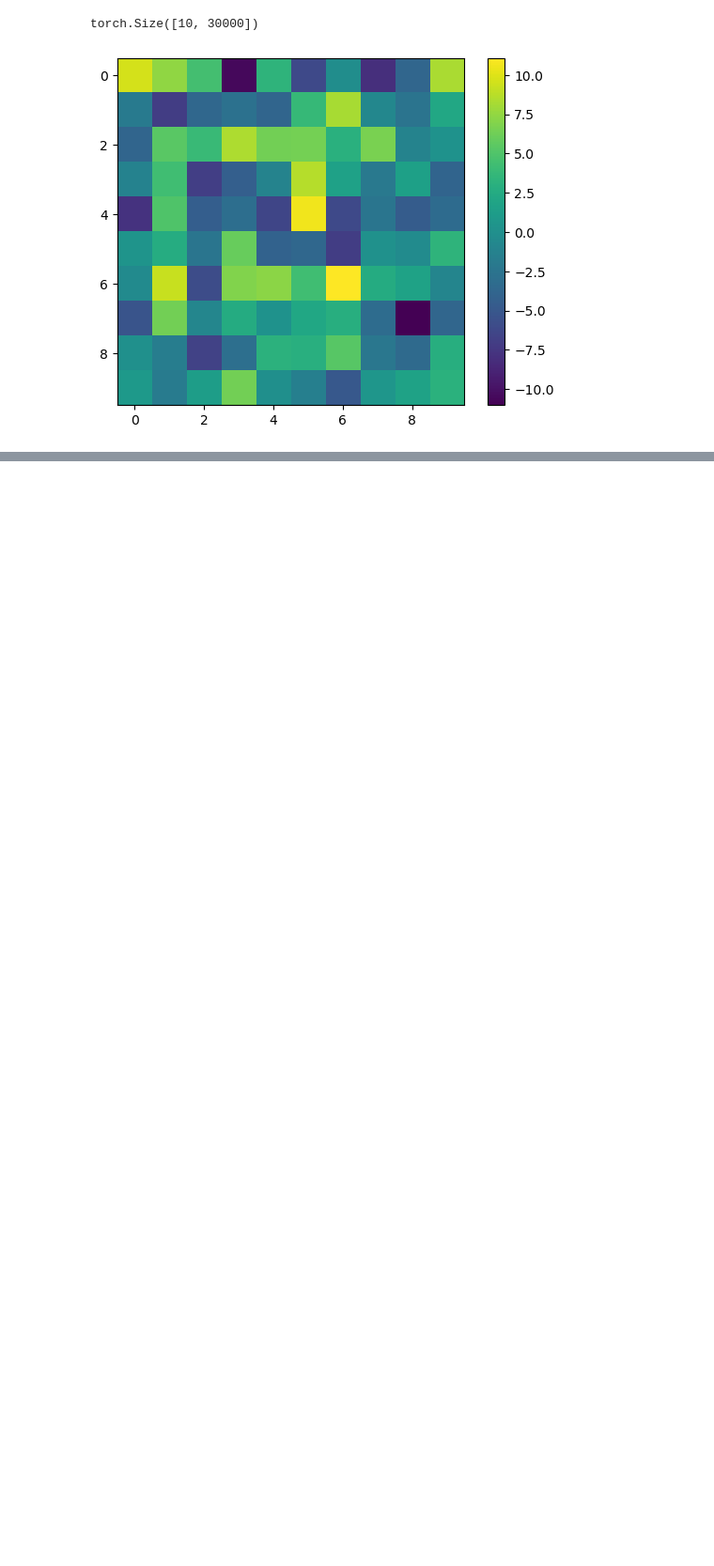
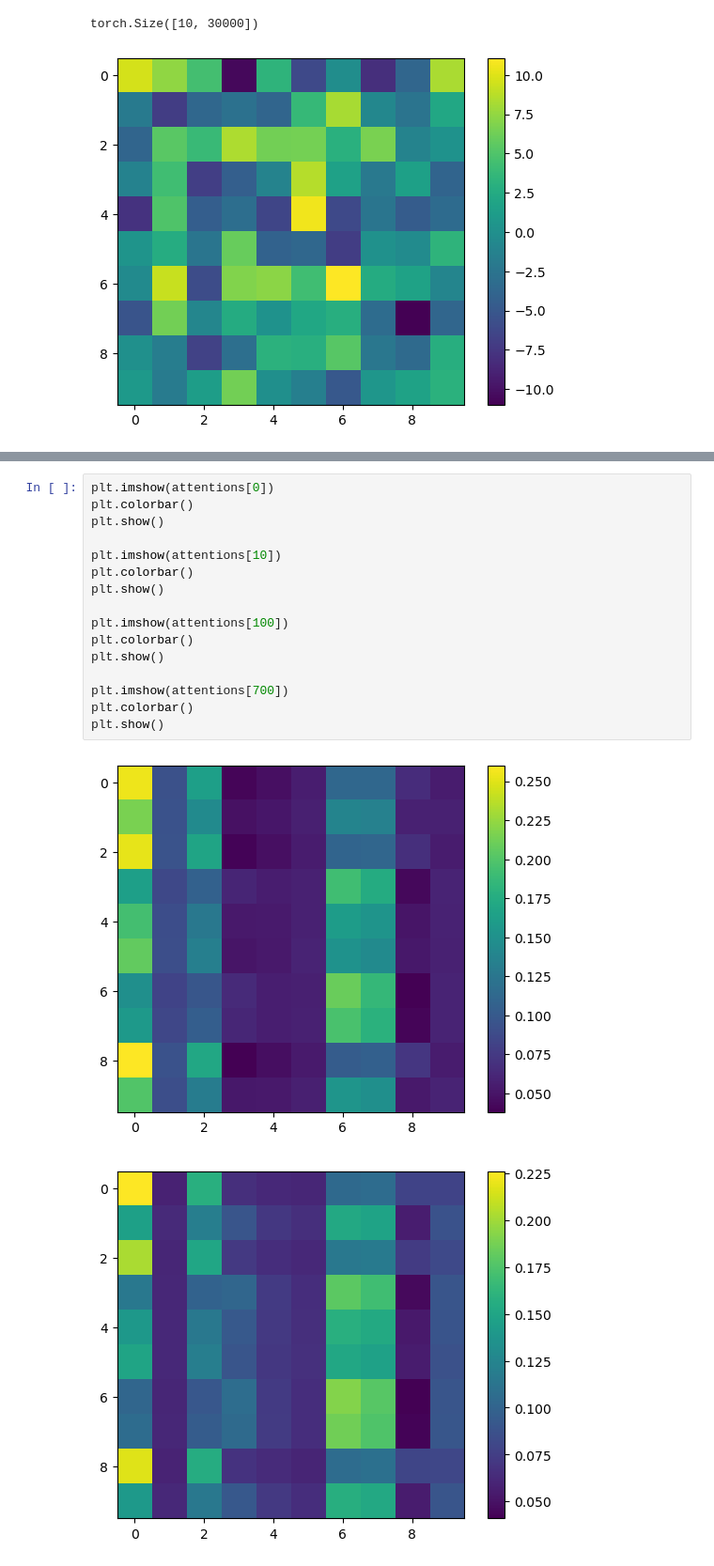
Before and after one commit to wuweizhang0723/func2graph, a Jupyter notebook: notebook/check_evaluation/evaluate_model.ipynb, the cells around one changed output, grey strips where cells are left out. Shown at 94% size. Saved outputs shown, nothing was run; the diff lists cells and outputs as text; blank space fills up the shorter version.

```diff
--- a/notebook/check_evaluation/evaluate_model.ipynb
+++ b/notebook/check_evaluation/evaluate_model.ipynb
@@ -138 +135,20 @@ plt.show()
 [figure]
+# %%
+plt.imshow(attentions[0])
+plt.colorbar()
+plt.show()
+
+plt.imshow(attentions[10])
+plt.colorbar()
+plt.show()
+
+plt.imshow(attentions[100])
+plt.colorbar()
+plt.show()
+
+plt.imshow(attentions[700])
+plt.colorbar()
+plt.show()
+# %% [output]
+[figure, added]
+[figure, added]
```
Also changed, not shown: parts of 5 cells of this notebook, 1 other file.
